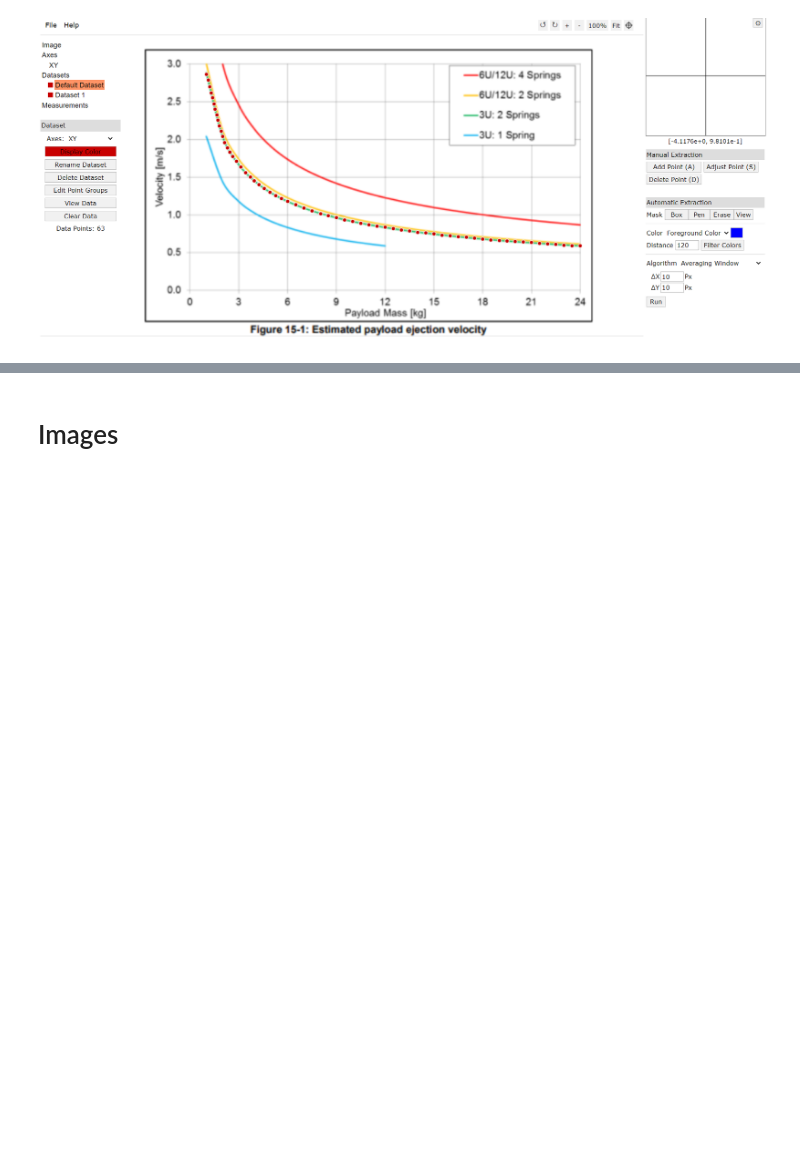
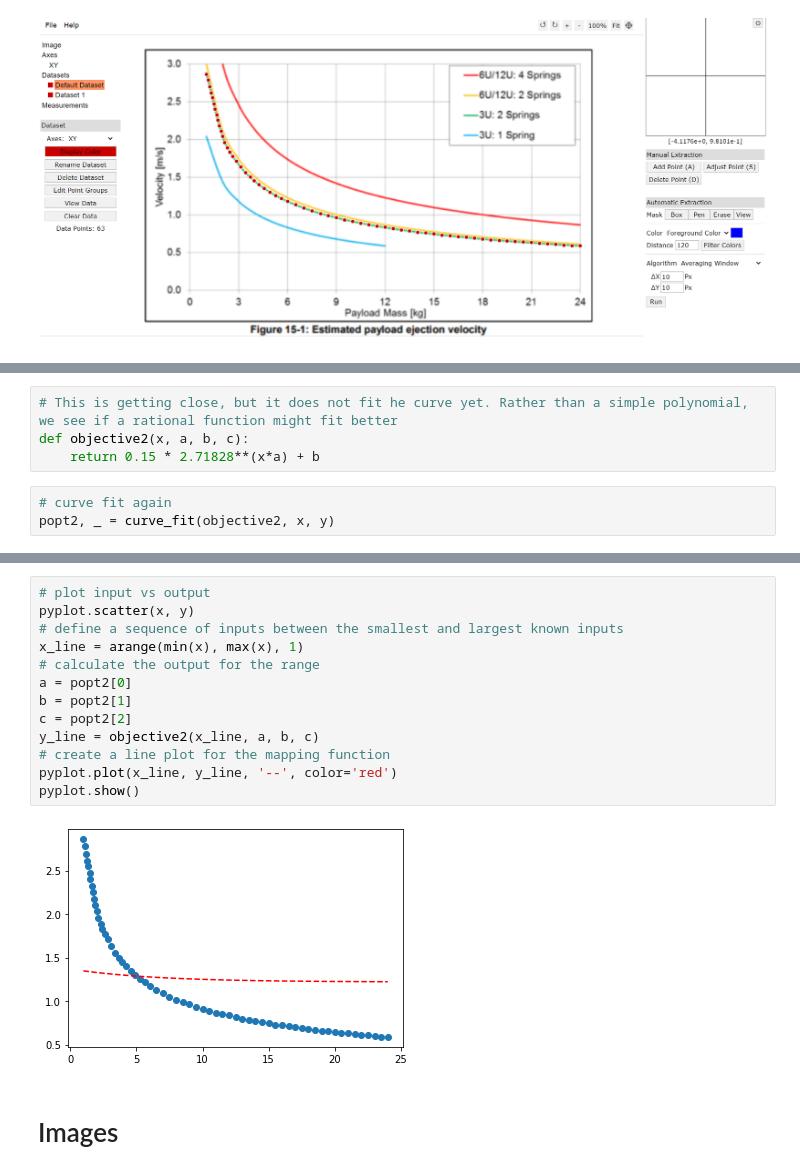
Before and after one commit to timholthuijsen/RocketLab, a Jupyter notebook: SpringDynamics/SpringDynamics.ipynb, the cells around one changed output, grey strips where cells are left out. Saved outputs shown, nothing was run; the diff lists cells and outputs as text; blank space fills up the shorter version.

```diff
--- a/SpringDynamics/SpringDynamics.ipynb
+++ b/SpringDynamics/SpringDynamics.ipynb
@@ -28,0 +87,7 @@ pd.read_csv('TwoSpringsData.csv',names = ['mass', 'velocity'])
+# %%
+# This is getting close, but it does not fit he curve yet. Rather than a simple polynomial, we see if a rational function might fit better
+def objective2(x, a, b, c):
+    return 0.15 * 2.71828**(x*a) + b
+# %%
+# curve fit again
+popt2, _ = curve_fit(objective2, x, y)
@@ -29,3 +98,18 @@ pd.read_csv('TwoSpringsData.csv',names = ['mass', 'velocity'])
+# %%
+# plot input vs output
+pyplot.scatter(x, y)
+# define a sequence of inputs between the smallest and largest known inputs
+x_line = arange(min(x), max(x), 1)
+# calculate the output for the range
+a = popt2[0]
+b = popt2[1]
+c = popt2[2]
+y_line = objective2(x_line, a, b, c)
+# create a line plot for the mapping function
+pyplot.plot(x_line, y_line, '--', color='red')
+pyplot.show()
+# %% [output]
+[figure, added]
 # %% [markdown]
 # Images
 # %% [markdown]
```
Also changed, not shown: parts of 18 cells of this notebook, 2 other files.
